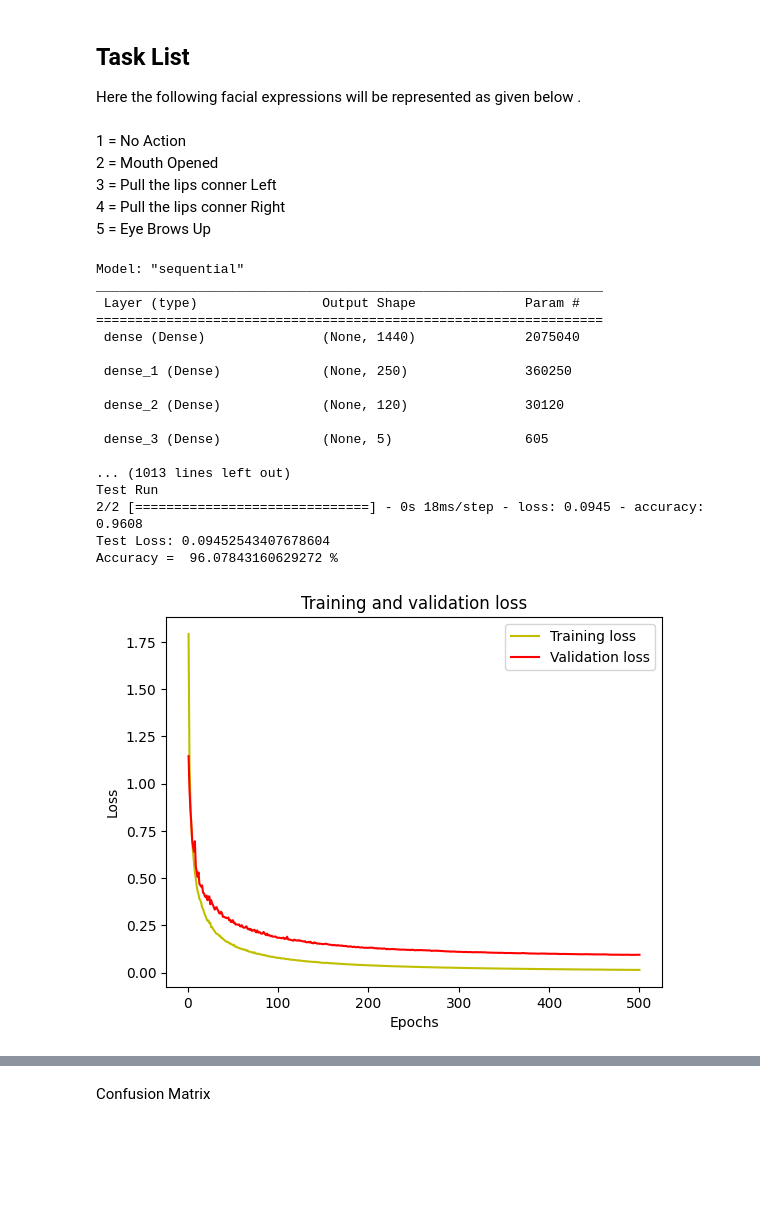
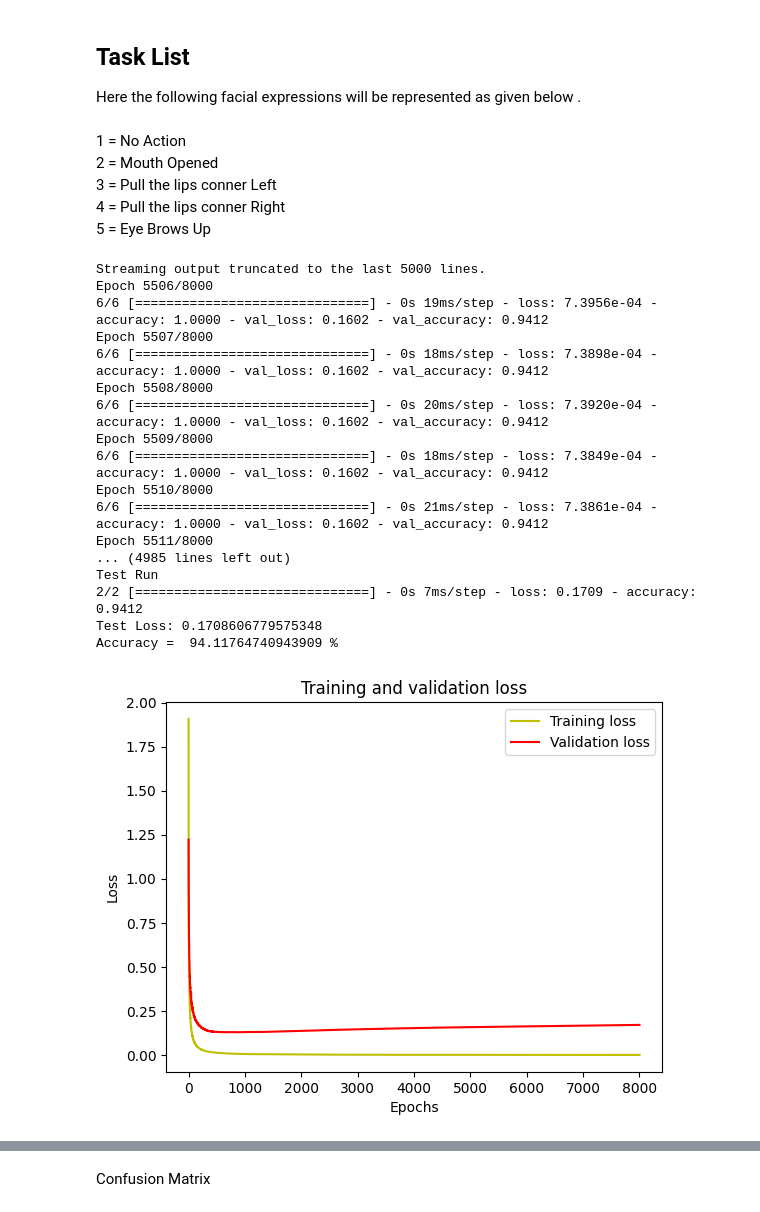
Before and after one commit to SaadiaJameel/ear-echo, a Jupyter notebook: Ear_Echo/Ear_Echo(17_23).ipynb, the cells around one changed output, grey strips where cells are left out. Cells and saved outputs as stored; diff of their text form; code cells hidden in the pictures; blank space fills up the shorter version.

```diff
--- a/Ear_Echo/Ear_Echo(17_23).ipynb
+++ b/Ear_Echo/Ear_Echo(17_23).ipynb
@@ -91,7 +91,7 @@ print("Training Run")
 opt = tf.keras.optimizers.SGD(learning_rate=0.0008, momentum=0.08)
 model.compile(optimizer=opt, loss='sparse_categorical_crossentropy', metrics=['accuracy'])
 
-history = model.fit(X_train,Y_train, epochs=500, batch_size=32,validation_data=(X_test, Y_test))
+history = model.fit(X_train,Y_train, epochs=8000, batch_size=32,validation_data=(X_test, Y_test))
 
 
 print("\n"*5)
@@ -101,37 +101,38 @@ loss, acc = model.evaluate(X_test,Y_test)
 print("Test Loss:", loss)
 print("Accuracy = ", (acc * 100.0), "%")
 # %% [output]
-Model: "sequential"
-_________________________________________________________________
- Layer (type)                Output Shape              Param #
-=================================================================
- dense (Dense)               (None, 1440)              2075040
-
- dense_1 (Dense)             (None, 250)               360250
-
- dense_2 (Dense)             (None, 120)               30120
-
- dense_3 (Dense)             (None, 5)                 605
-
-... (1013 lines left out)
+Streaming output truncated to the last 5000 lines.
+Epoch 5506/8000
+6/6 [==============================] - 0s 19ms/step - loss: 7.3956e-04 - accuracy: 1.0000 - val_loss: 0.1602 - val_accuracy: 0.9412
+Epoch 5507/8000
+6/6 [==============================] - 0s 18ms/step - loss: 7.3898e-04 - accuracy: 1.0000 - val_loss: 0.1602 - val_accuracy: 0.9412
+Epoch 5508/8000
+6/6 [==============================] - 0s 20ms/step - loss: 7.3920e-04 - accuracy: 1.0000 - val_loss: 0.1602 - val_accuracy: 0.9412
+Epoch 5509/8000
+6/6 [==============================] - 0s 18ms/step - loss: 7.3849e-04 - accuracy: 1.0000 - val_loss: 0.1602 - val_accuracy: 0.9412
+Epoch 5510/8000
+6/6 [==============================] - 0s 21ms/step - loss: 7.3861e-04 - accuracy: 1.0000 - val_loss: 0.1602 - val_accuracy: 0.9412
+Epoch 5511/8000
+... (4985 lines left out)
 Test Run
-2/2 [==============================] - 0s 18ms/step - loss: 0.0945 - accuracy: 0.9608
-Test Loss: 0.09452543407678604
-Accuracy =  96.07843160629272 %
+2/2 [==============================] - 0s 7ms/step - loss: 0.1709 - accuracy: 0.9412
+Test Loss: 0.1708606779575348
+Accuracy =  94.11764740943909 %
 # %%
 #plot the training and validation accuracy and loss at each epoch
+plt.fi
 loss = history.history['loss']
 val_loss = history.history['val_loss']
 epochs = range(1, len(loss) + 1)
 plt.plot(epochs, loss, 'y', label='Training loss')
 plt.plot(epochs, val_loss, 'r', label='Validation loss')
 plt.title('Training and validation loss')
 plt.xlabel('Epochs')
 plt.ylabel('Loss')
 plt.legend()
 plt.show()
 # %% [output]
-[figure, old version]
+[figure, new version]
 # %%
 acc = history.history['accuracy']
 val_acc = history.history['val_accuracy']
```
Also changed, not shown: parts of 6 cells of this notebook.
